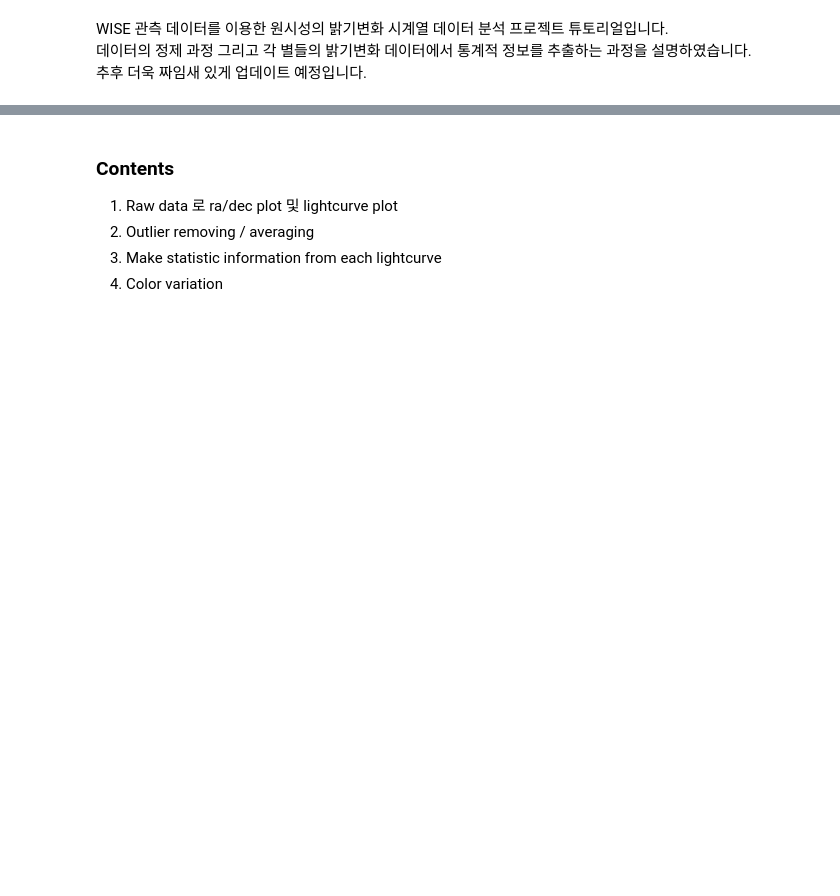
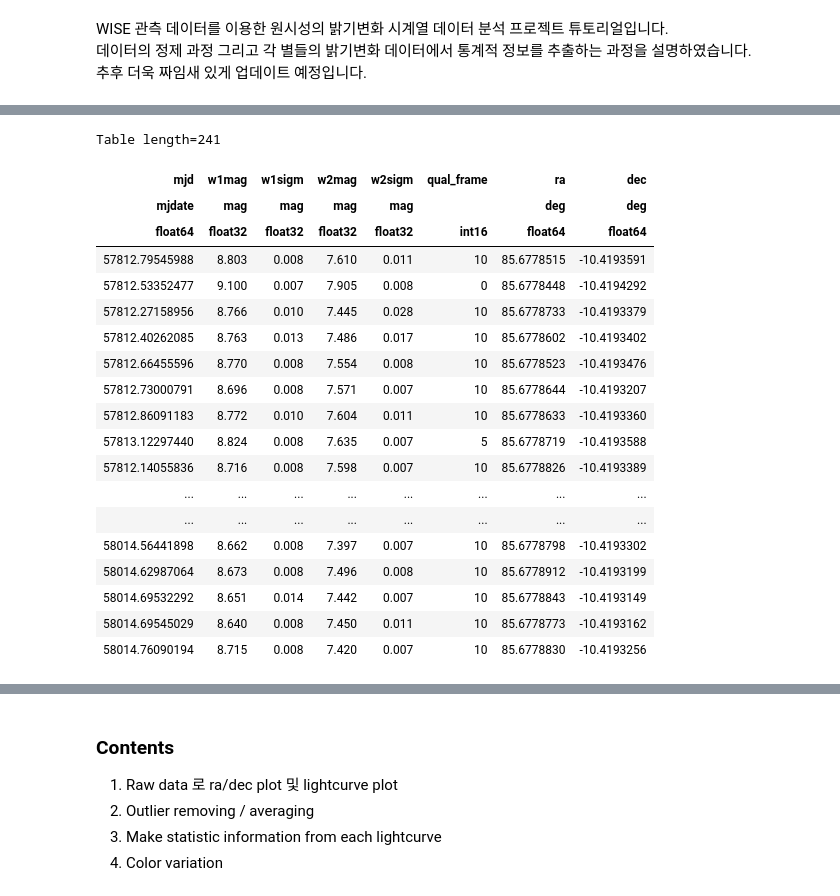
Before and after one commit to hoeen/WISE_YSO_variability_analysis, a Jupyter notebook: WISE YSO variability analysis_tutorial.ipynb, the cells around one changed output, grey strips where cells are left out. Drawn from its saved outputs; the diff is of its cells as text; code cells hidden in the pictures; blank space fills up the shorter version.

```diff
--- a/WISE YSO variability analysis_tutorial.ipynb
+++ b/WISE YSO variability analysis_tutorial.ipynb
@@ -8,0 +75,30 @@ WISE 관측 데이터를 이용한 원시성의 밝기변화 시계열 데이터
+# %%
+service = pyvo.dal.TAPService('https://irsa.ipac.caltech.edu/TAP')
+result = service.run_async("""
+           SELECT mjd, w1mag, w1sigm, w2mag, w2sigm, qual_frame, ra, dec
+           FROM neowiser_p1bs_psd
+           WHERE CONTAINS(POINT('ICRS',ra, dec), CIRCLE('ICRS',85.677833333, -10.41925,3/3600))=1
+    """)
+tab = result.to_table()
+tab
+# %% [output]
+Table length=241
+| mjd | w1mag | w1sigm | w2mag | w2sigm | qual_frame | ra | dec |
+| mjdate | mag | mag | mag | mag |  | deg | deg |
+| float64 | float32 | float32 | float32 | float32 | int16 | float64 | float64 |
+| 57812.79545988 | 8.803 | 0.008 | 7.610 | 0.011 | 10 | 85.6778515 | -10.4193591 |
+| 57812.53352477 | 9.100 | 0.007 | 7.905 | 0.008 | 0 | 85.6778448 | -10.4194292 |
+| 57812.27158956 | 8.766 | 0.010 | 7.445 | 0.028 | 10 | 85.6778733 | -10.4193379 |
+| 57812.40262085 | 8.763 | 0.013 | 7.486 | 0.017 | 10 | 85.6778602 | -10.4193402 |
+| 57812.66455596 | 8.770 | 0.008 | 7.554 | 0.008 | 10 | 85.6778523 | -10.4193476 |
+| 57812.73000791 | 8.696 | 0.008 | 7.571 | 0.007 | 10 | 85.6778644 | -10.4193207 |
+| 57812.86091183 | 8.772 | 0.010 | 7.604 | 0.011 | 10 | 85.6778633 | -10.4193360 |
+| 57813.12297440 | 8.824 | 0.008 | 7.635 | 0.007 | 5 | 85.6778719 | -10.4193588 |
+| 57812.14055836 | 8.716 | 0.008 | 7.598 | 0.007 | 10 | 85.6778826 | -10.4193389 |
+| ... | ... | ... | ... | ... | ... | ... | ... |
+| ... | ... | ... | ... | ... | ... | ... | ... |
+| 58014.56441898 | 8.662 | 0.008 | 7.397 | 0.007 | 10 | 85.6778798 | -10.4193302 |
+| 58014.62987064 | 8.673 | 0.008 | 7.496 | 0.008 | 10 | 85.6778912 | -10.4193199 |
+| 58014.69532292 | 8.651 | 0.014 | 7.442 | 0.007 | 10 | 85.6778843 | -10.4193149 |
+| 58014.69545029 | 8.640 | 0.008 | 7.450 | 0.011 | 10 | 85.6778773 | -10.4193162 |
+| 58014.76090194 | 8.715 | 0.008 | 7.420 | 0.007 | 10 | 85.6778830 | -10.4193256 |
```
Also changed, not shown: parts of 8 cells of this notebook, 1 other file.
